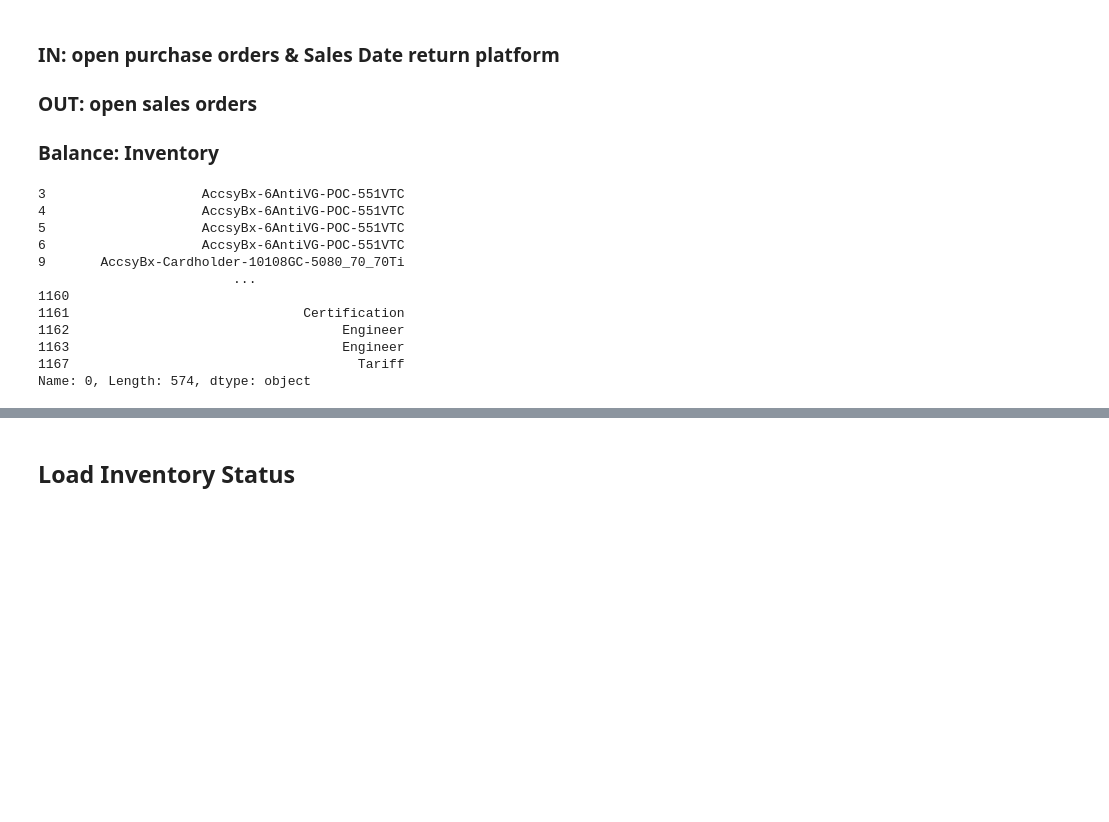
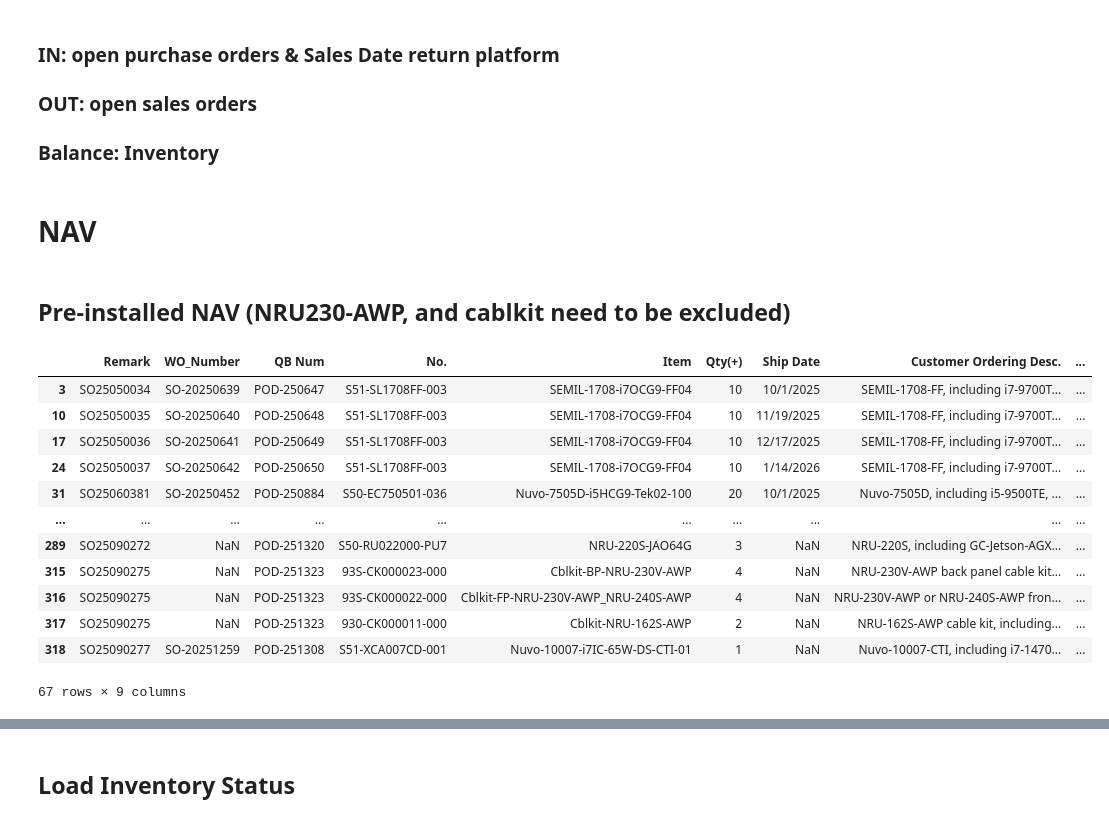
Before and after one commit to playoung2818/LT-Check-Brenda, a Jupyter notebook: Dashboard.ipynb, the cells around one changed output, grey strips where cells are left out. Drawn from its saved outputs; the diff is of its cells as text; code cells hidden in the pictures; blank space fills up the shorter version.

```diff
--- a/Dashboard.ipynb
+++ b/Dashboard.ipynb
@@ -52,7 +52,7 @@ pod = pod.dropna(axis=0, how='all',subset=None, inplace=False)
 pod = pod.dropna(thresh=5)
 pod['Memo'] = pod['Memo'].str.split(' ',expand=True)[0]
 pod['QB Num'] = pod['QB Num'].str.split('(',expand=True)[0]
-print(pod['Memo'].str.split('*',expand=True)[0])
+# print(pod['Memo'].str.split('*',expand=True)[0])
 pod['Memo'] = pod['Memo'].str.replace("*","")
 pod.rename(columns={"Memo":"Item"},inplace=True)
 pod['Order Date']= pd.to_datetime(pod['Order Date'])
@@ -62,32 +62,24 @@ pod['Deliv Date'] = pod['Deliv Date'].dt.strftime('%Y/%m/%d')
 pod.to_csv('open purchase2.csv',index=False)
 
 #NAV
-NAV = pd.read_csv("Data/Sales Date return platform.csv",usecols=['Document No.',"Customer PO No.","Customer Ordering Model","OP Estimated Shipping Date","Quantity","No.","Customer Ordering Desc."],encoding='utf-8')
-NAV.rename(columns={"Customer PO No.":"QB Num","Customer Ordering Model":"Item",'Document No.':"Remark","OP Estimated Shipping Date":"Ship Date","Quantity":"Qty(+)"},inplace=True)
+NAV = pd.read_csv("Data/Sales Date return platform.csv",usecols=['Document No.',"Customer PO No.","Customer Ordering Model","OP Estimated Shipping Date","Quantity","No.","Customer Ordering Desc.", "External Document No."],encoding='utf-8')
+NAV.rename(columns={"Customer PO No.":"QB Num","Customer Ordering Model":"Item",'Document No.':"Remark","OP Estimated Shipping Date":"Ship Date","Quantity":"Qty(+)", 'External Document No.': 'WO_Number'},inplace=True)
 NAV['QB Num'] = NAV['QB Num'].str.split('(',expand=True)[0]
+NAV['WO_Number'] = NAV['WO_Number'].str.extract(r'(SO-\d+)', expand=False)
 NAV.to_csv('NAV1.csv',index=False)
-# with open('NAV1.csv', 'r',encoding='utf-8') as file:
-#     csv_reader = csv.reader(file)
+# # with open('NAV1.csv', 'r',encoding='utf-8') as file:
+# #     csv_reader = csv.reader(file)
 
-# Convert DataFrame rows into list of lists
-data_list = NAV.values.tolist()
-n = len(data_list)
-s50 = []
-for i in range(n):
-    if str(data_list[i][2]).startswith("S"):  # check Item column
-        s50.append(data_list[i])
+# # Convert DataFrame rows into list of lists
+# data_list = NAV.values.tolist()
+# n = len(data_list)
+# s50 = []
+# for i in range(n):
+#     if str(data_list[i][2]).startswith("S"):  # check Item column
+#         s50.append(data_list[i])
 
 # s50 = pd.DataFrame(s50, columns=NAV.columns)
+# print(len(s50))
+# print(len(NAV))
-# %% [output]
-3                    AccsyBx-6AntiVG-POC-551VTC
-4                    AccsyBx-6AntiVG-POC-551VTC
-5                    AccsyBx-6AntiVG-POC-551VTC
-6                    AccsyBx-6AntiVG-POC-551VTC
-9       AccsyBx-Cardholder-10108GC-5080_70_70Ti
-                         ...
-1160
-1161                              Certification
-1162                                   Engineer
-1163                                   Engineer
-1167                                     Tariff
-Name: 0, Length: 574, dtype: object
+# %% [markdown]
+# NAV
@@ -93,0 +91,18 @@ Name: 0, Length: 574, dtype: object
+# %% [markdown]
+## Pre-installed NAV (NRU230-AWP, and cablkit need to be excluded)
+# %%
+NAV[NAV['Pre-installed'] == True]
+# %% [output]
+|  | Remark | WO_Number | QB Num | No. | Item | Qty(+) | Ship Date | Customer Ordering Desc. | ... |
+| 3 | SO25050034 | SO-20250639 | POD-250647 | S51-SL1708FF-003 | SEMIL-1708-i7OCG9-FF04 | 10 | 10/1/2025 | SEMIL-1708-FF, including i7-9700T... | ... |
+| 10 | SO25050035 | SO-20250640 | POD-250648 | S51-SL1708FF-003 | SEMIL-1708-i7OCG9-FF04 | 10 | 11/19/2025 | SEMIL-1708-FF, including i7-9700T... | ... |
+| 17 | SO25050036 | SO-20250641 | POD-250649 | S51-SL1708FF-003 | SEMIL-1708-i7OCG9-FF04 | 10 | 12/17/2025 | SEMIL-1708-FF, including i7-9700T... | ... |
+| 24 | SO25050037 | SO-20250642 | POD-250650 | S51-SL1708FF-003 | SEMIL-1708-i7OCG9-FF04 | 10 | 1/14/2026 | SEMIL-1708-FF, including i7-9700T... | ... |
+| 31 | SO25060381 | SO-20250452 | POD-250884 | S50-EC750501-036 | Nuvo-7505D-i5HCG9-Tek02-100 | 20 | 10/1/2025 | Nuvo-7505D, including i5-9500TE, ... | ... |
+| ... | ... | ... | ... | ... | ... | ... | ... | ... | ... |
+| 289 | SO25090272 | NaN | POD-251320 | S50-RU022000-PU7 | NRU-220S-JAO64G | 3 | NaN | NRU-220S, including GC-Jetson-AGX... | ... |
+| 315 | SO25090275 | NaN | POD-251323 | 93S-CK000023-000 | Cblkit-BP-NRU-230V-AWP | 4 | NaN | NRU-230V-AWP back panel cable kit... | ... |
+| 316 | SO25090275 | NaN | POD-251323 | 93S-CK000022-000 | Cblkit-FP-NRU-230V-AWP_NRU-240S-AWP | 4 | NaN | NRU-230V-AWP or NRU-240S-AWP fron... | ... |
+| 317 | SO25090275 | NaN | POD-251323 | 930-CK000011-000 | Cblkit-NRU-162S-AWP | 2 | NaN | NRU-162S-AWP cable kit, including... | ... |
+| 318 | SO25090277 | SO-20251259 | POD-251308 | S51-XCA007CD-001 | Nuvo-10007-i7IC-65W-DS-CTI-01 | 1 | NaN | Nuvo-10007-CTI, including i7-1470... | ... |
+67 rows × 9 columns
```
Also changed, not shown: parts of 18 cells of this notebook, 1 other file.
